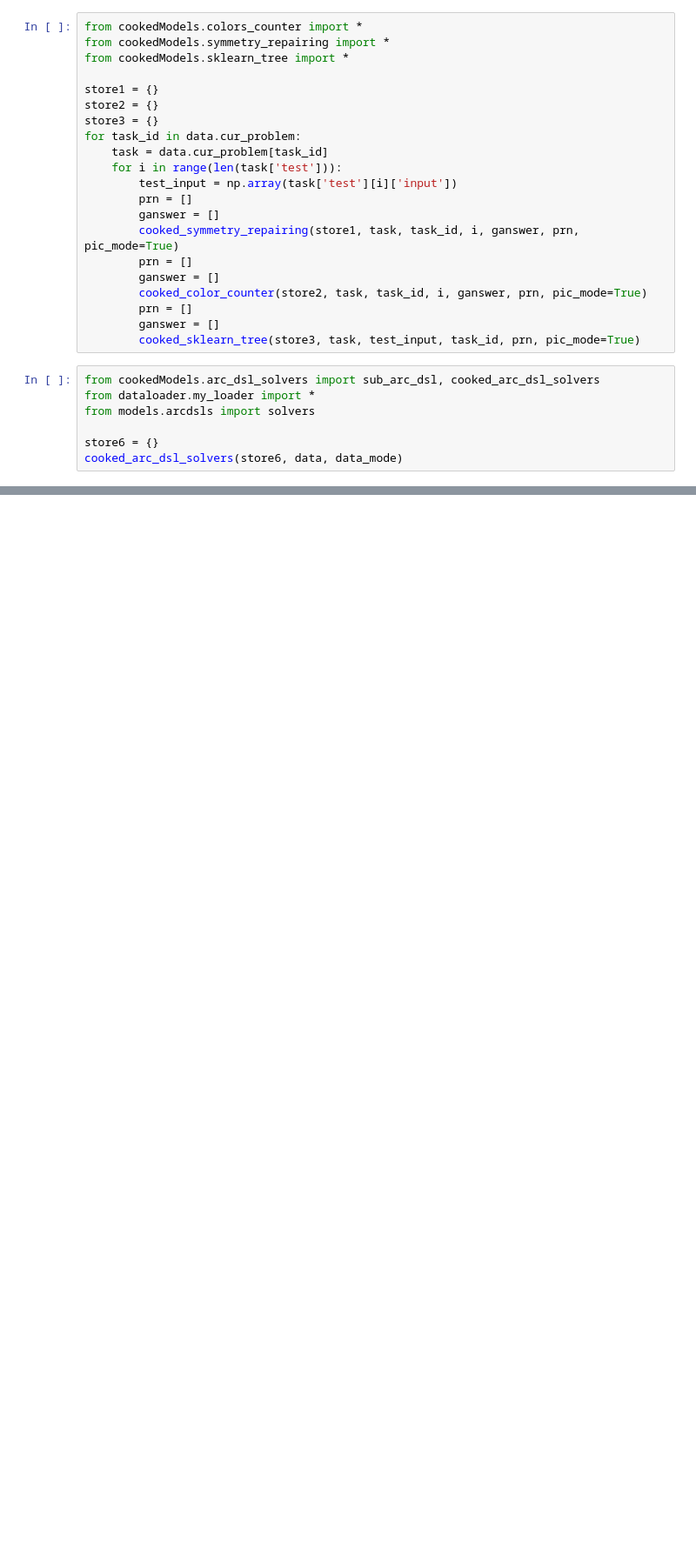
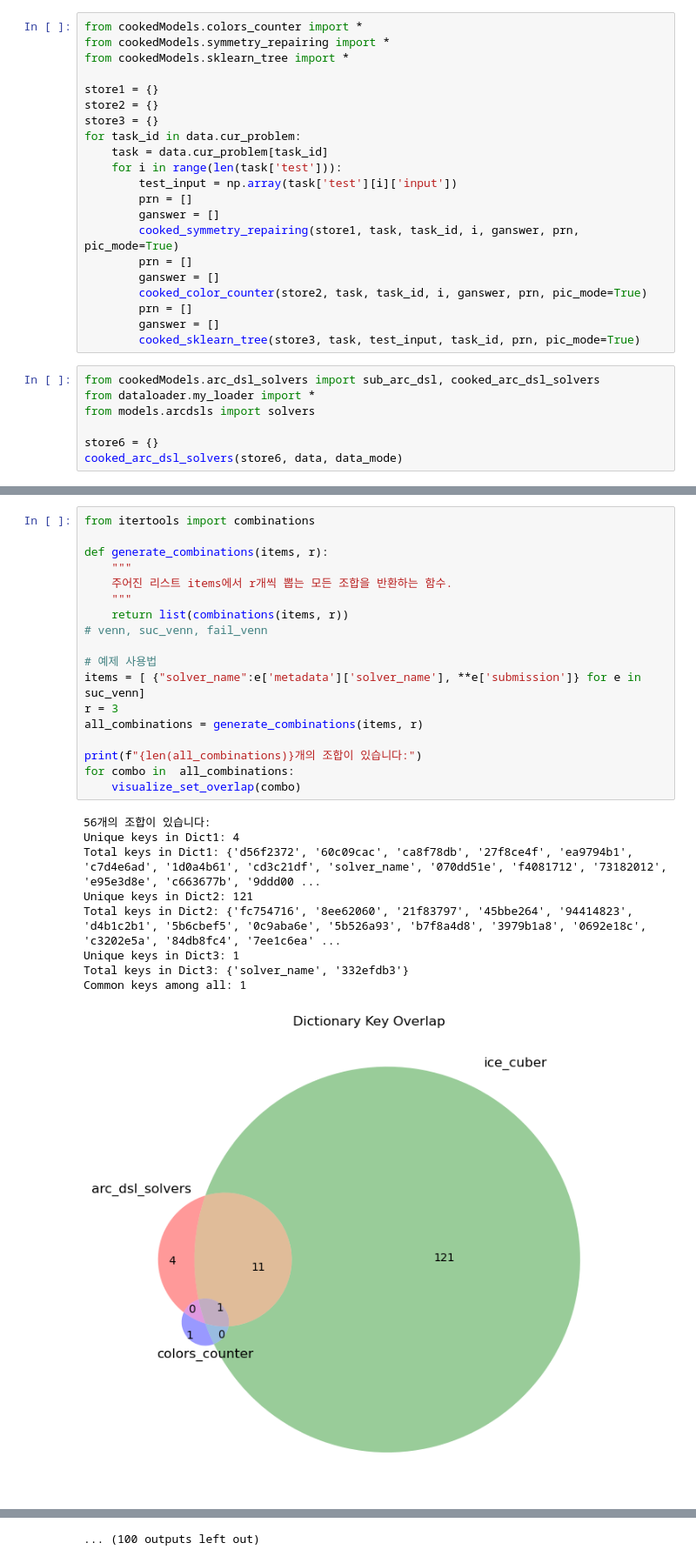
Before and after one commit to omnyx2/arc-enssamble, a Jupyter notebook: main.ipynb, the cells around one changed output, grey strips where cells are left out. Shown at 87% size. Saved outputs shown, nothing was run; the diff lists cells and outputs as text; blank space fills up the shorter version.

```diff
--- a/main.ipynb
+++ b/main.ipynb
@@ -371,0 +364,28 @@ translate_submission('/kaggle/working/old_submission.csv')
+# %%
+from itertools import combinations
+
+def generate_combinations(items, r):
+    """
+    주어진 리스트 items에서 r개씩 뽑는 모든 조합을 반환하는 함수.
+    """
+    return list(combinations(items, r))
+# venn, suc_venn, fail_venn
+
+# 예제 사용법
+items = [ {"solver_name":e['metadata']['solver_name'], **e['submission']} for e in suc_venn]
+r = 3
+all_combinations = generate_combinations(items, r)
+
+print(f"{len(all_combinations)}개의 조합이 있습니다:")
+for combo in  all_combinations:
+    visualize_set_overlap(combo)
+# %% [output]
+56개의 조합이 있습니다:
+Unique keys in Dict1: 4
+Total keys in Dict1: {'d56f2372', '60c09cac', 'ca8f78db', '27f8ce4f', 'ea9794b1', 'c7d4e6ad', '1d0a4b61', 'cd3c21df', 'solver_name', '070dd51e', 'f4081712', '73182012', 'e95e3d8e', 'c663677b', '9ddd00 ...
+Unique keys in Dict2: 121
+Total keys in Dict2: {'fc754716', '8ee62060', '21f83797', '45bbe264', '94414823', 'd4b1c2b1', '5b6cbef5', '0c9aba6e', '5b526a93', 'b7f8a4d8', '3979b1a8', '0692e18c', 'c3202e5a', '84db8fc4', '7ee1c6ea' ...
+Unique keys in Dict3: 1
+Total keys in Dict3: {'solver_name', '332efdb3'}
+Common keys among all: 1
+[figure, added]
@@ -371,0 +432 @@ translate_submission('/kaggle/working/old_submission.csv')
+... (100 outputs left out)
```
Also changed, not shown: parts of 16 cells of this notebook.
